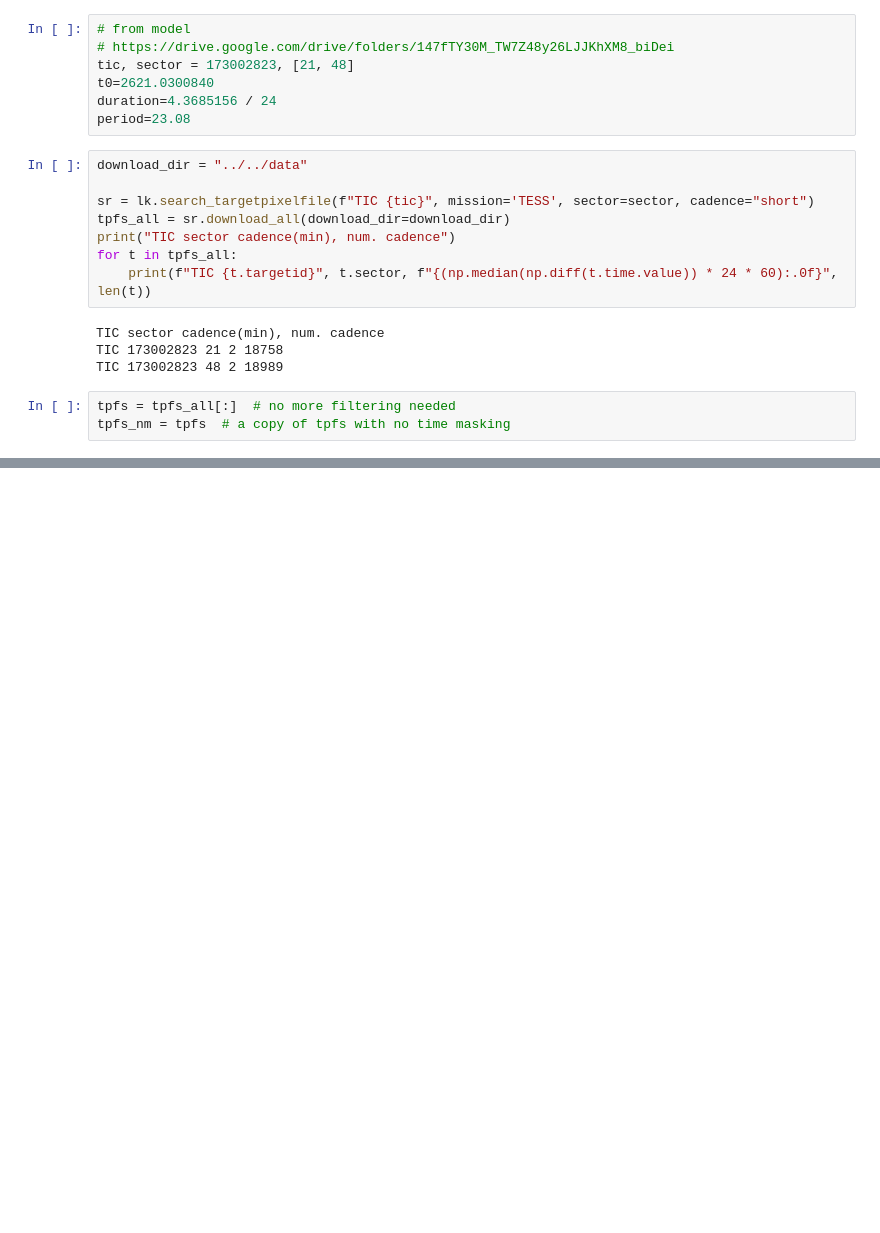
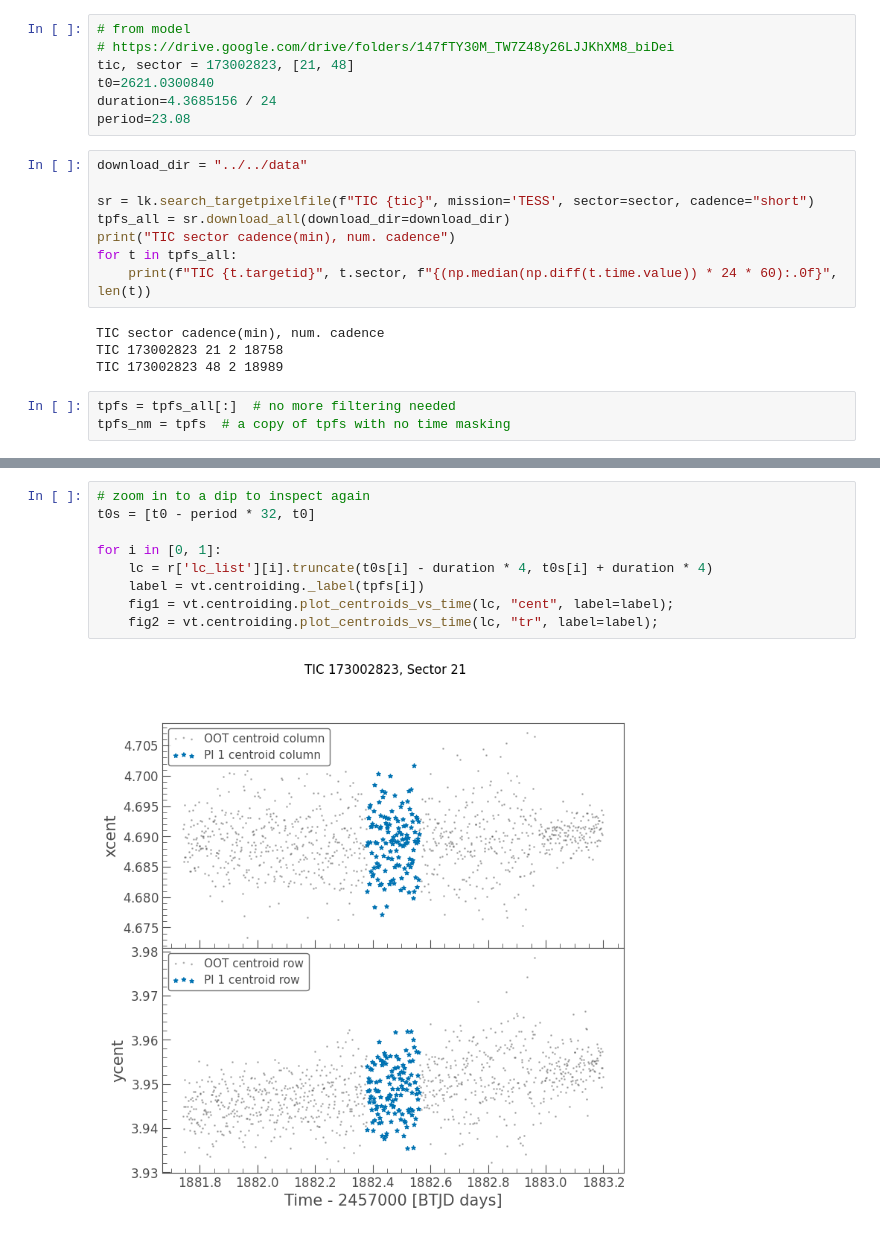
Before and after one commit to orionlee/PH_TESS_I_LightCurveViewer, a Jupyter notebook: targets/173002823/TIC_vetting_centroid-173002823_model_planet_b.ipynb, the cells around one changed output, grey strips where cells are left out. Cells and saved outputs as stored; diff of their text form; blank space fills up the shorter version.

```diff
--- a/targets/173002823/TIC_vetting_centroid-173002823_model_planet_b.ipynb
+++ b/targets/173002823/TIC_vetting_centroid-173002823_model_planet_b.ipynb
@@ -57,0 +98,11 @@ r = centroid_test(tpfs, period, t0, duration, aperture_mask='pipeline', plot=Tru
+# %%
+# zoom in to a dip to inspect again
+t0s = [t0 - period * 32, t0]
+
+for i in [0, 1]:
+    lc = r['lc_list'][i].truncate(t0s[i] - duration * 4, t0s[i] + duration * 4)
+    label = vt.centroiding._label(tpfs[i])
+    fig1 = vt.centroiding.plot_centroids_vs_time(lc, "cent", label=label);
+    fig2 = vt.centroiding.plot_centroids_vs_time(lc, "tr", label=label);
+# %% [output]
+[figure, added]
```
Also changed, not shown: parts of 6 cells of this notebook, 1 other file.
